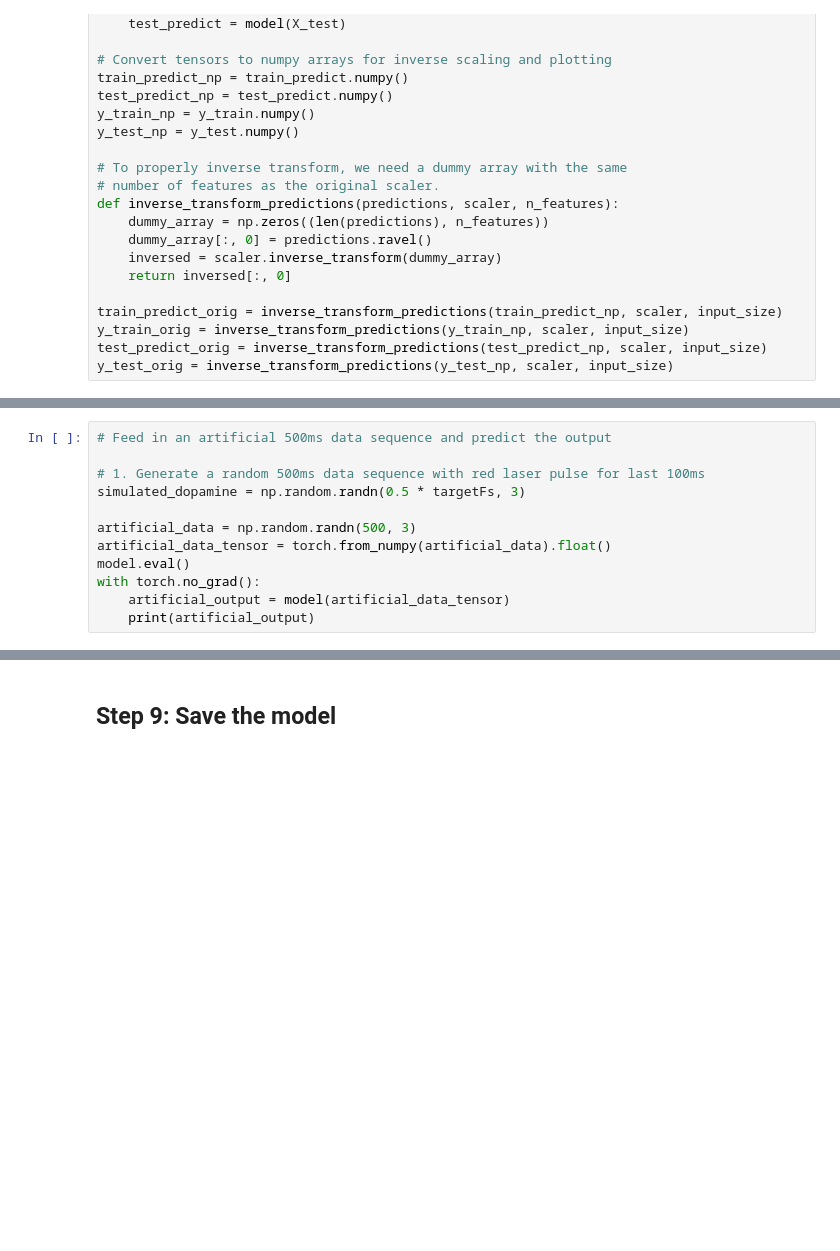
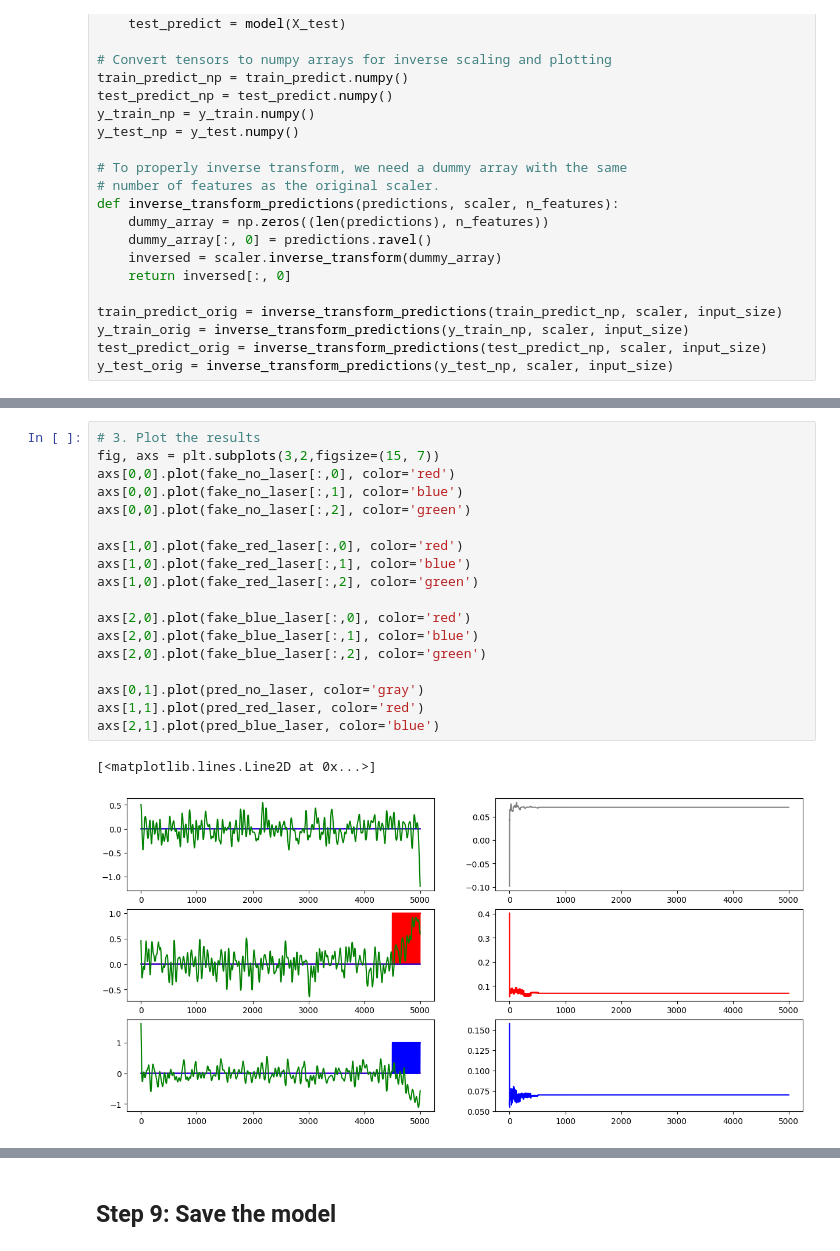
Before and after one commit to shunnnli/BrainClamp, a Jupyter notebook: rnn_model.ipynb, the cells around one changed output, grey strips where cells are left out. Cells and saved outputs as stored; diff of their text form; blank space fills up the shorter version.

```diff
--- a/rnn_model.ipynb
+++ b/rnn_model.ipynb
@@ -595,12 +605,0 @@ plt.show()
-# %%
-# Feed in an artificial 500ms data sequence and predict the output
-
-# 1. Generate a random 500ms data sequence with red laser pulse for last 100ms
-simulated_dopamine = np.random.randn(0.5 * targetFs, 3)
-
-artificial_data = np.random.randn(500, 3)
-artificial_data_tensor = torch.from_numpy(artificial_data).float()
-model.eval()
-with torch.no_grad():
-    artificial_output = model(artificial_data_tensor)
-    print(artificial_output)
@@ -606,0 +688,21 @@ with torch.no_grad():
+# %%
+# 3. Plot the results
+fig, axs = plt.subplots(3,2,figsize=(15, 7))
+axs[0,0].plot(fake_no_laser[:,0], color='red')
+axs[0,0].plot(fake_no_laser[:,1], color='blue')
+axs[0,0].plot(fake_no_laser[:,2], color='green')
+
+axs[1,0].plot(fake_red_laser[:,0], color='red')
+axs[1,0].plot(fake_red_laser[:,1], color='blue')
+axs[1,0].plot(fake_red_laser[:,2], color='green')
+
+axs[2,0].plot(fake_blue_laser[:,0], color='red')
+axs[2,0].plot(fake_blue_laser[:,1], color='blue')
+axs[2,0].plot(fake_blue_laser[:,2], color='green')
+
+axs[0,1].plot(pred_no_laser, color='gray')
+axs[1,1].plot(pred_red_laser, color='red')
+axs[2,1].plot(pred_blue_laser, color='blue')
+# %% [output]
+[<matplotlib.lines.Line2D at 0x...>]
+[figure, added]
```
Also changed, not shown: parts of 8 cells of this notebook.
